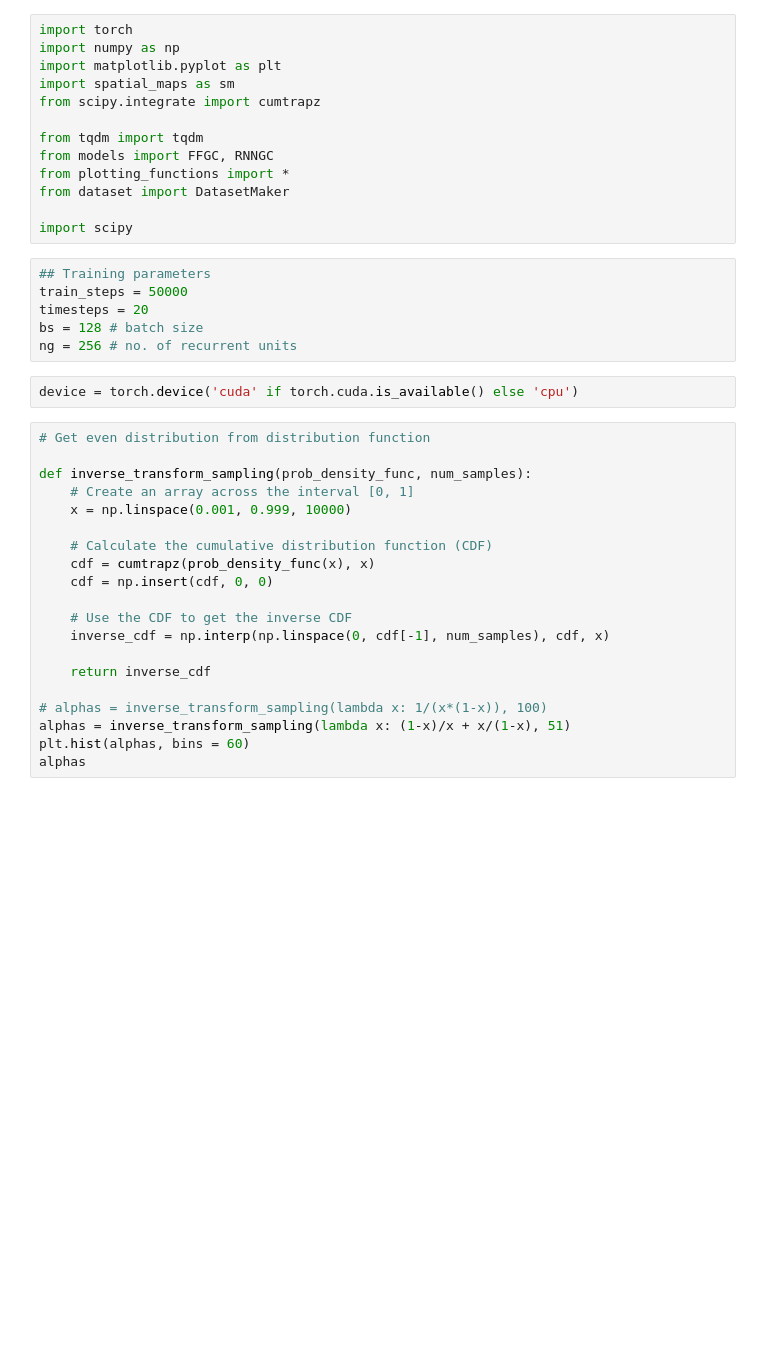
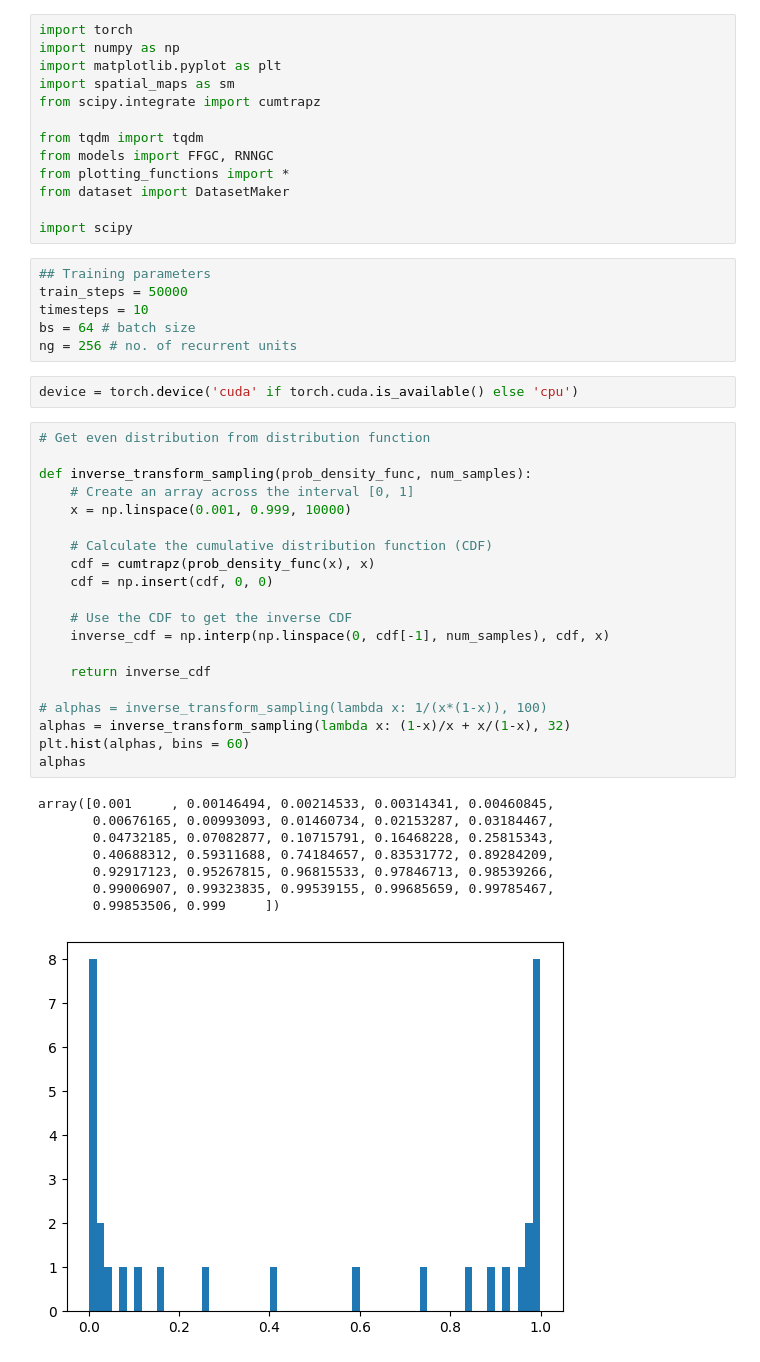
Before and after one commit to bioAI-Oslo/GridsWithoutPI, a Jupyter notebook: grid-search.ipynb, the cells around one changed output. Cells and saved outputs as stored; diff of their text form; blank space fills up the shorter version.

```diff
--- a/grid-search.ipynb
+++ b/grid-search.ipynb
@@ -14,31 +14,40 @@ import scipy
 # %%
 ## Training parameters
 train_steps = 50000
-timesteps = 20
-bs = 128 # batch size
+timesteps = 10
+bs = 64 # batch size
 ng = 256 # no. of recurrent units
 # %%
 device = torch.device('cuda' if torch.cuda.is_available() else 'cpu')
 # %%
 # Get even distribution from distribution function
 
 def inverse_transform_sampling(prob_density_func, num_samples):
     # Create an array across the interval [0, 1]
     x = np.linspace(0.001, 0.999, 10000)
 
     # Calculate the cumulative distribution function (CDF)
     cdf = cumtrapz(prob_density_func(x), x)
     cdf = np.insert(cdf, 0, 0)
 
     # Use the CDF to get the inverse CDF
     inverse_cdf = np.interp(np.linspace(0, cdf[-1], num_samples), cdf, x)
 
     return inverse_cdf
 
 # alphas = inverse_transform_sampling(lambda x: 1/(x*(1-x)), 100)
-alphas = inverse_transform_sampling(lambda x: (1-x)/x + x/(1-x), 51)
+alphas = inverse_transform_sampling(lambda x: (1-x)/x + x/(1-x), 32)
 plt.hist(alphas, bins = 60)
 alphas
+# %% [output]
+array([0.001     , 0.00146494, 0.00214533, 0.00314341, 0.00460845,
+       0.00676165, 0.00993093, 0.01460734, 0.02153287, 0.03184467,
+       0.04732185, 0.07082877, 0.10715791, 0.16468228, 0.25815343,
+       0.40688312, 0.59311688, 0.74184657, 0.83531772, 0.89284209,
+       0.92917123, 0.95267815, 0.96815533, 0.97846713, 0.98539266,
+       0.99006907, 0.99323835, 0.99539155, 0.99685659, 0.99785467,
+       0.99853506, 0.999     ])
+[figure, added]
 # %%
 # FF Grid search
 
```
Also changed, not shown: parts of 4 cells of this notebook, 4 other files.
